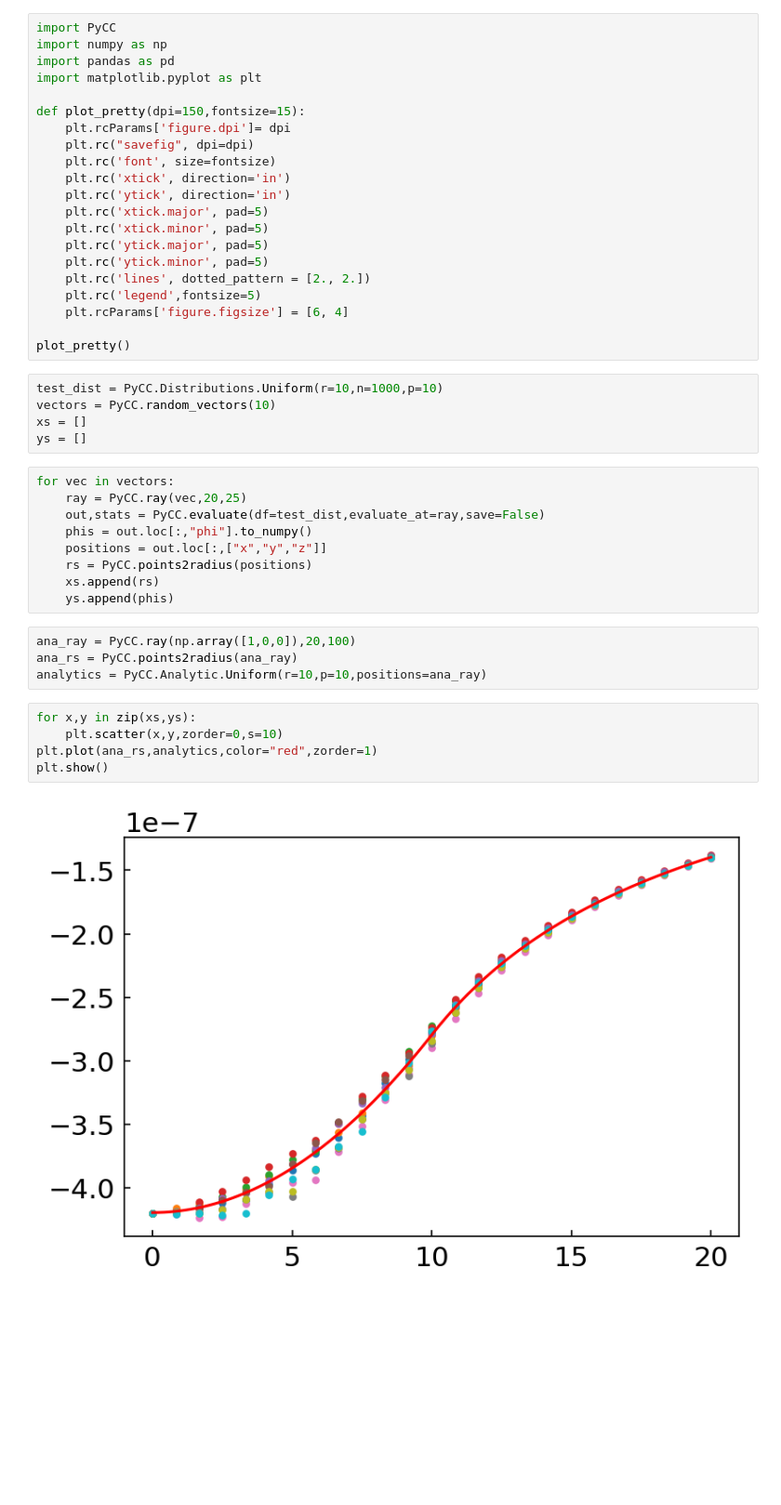
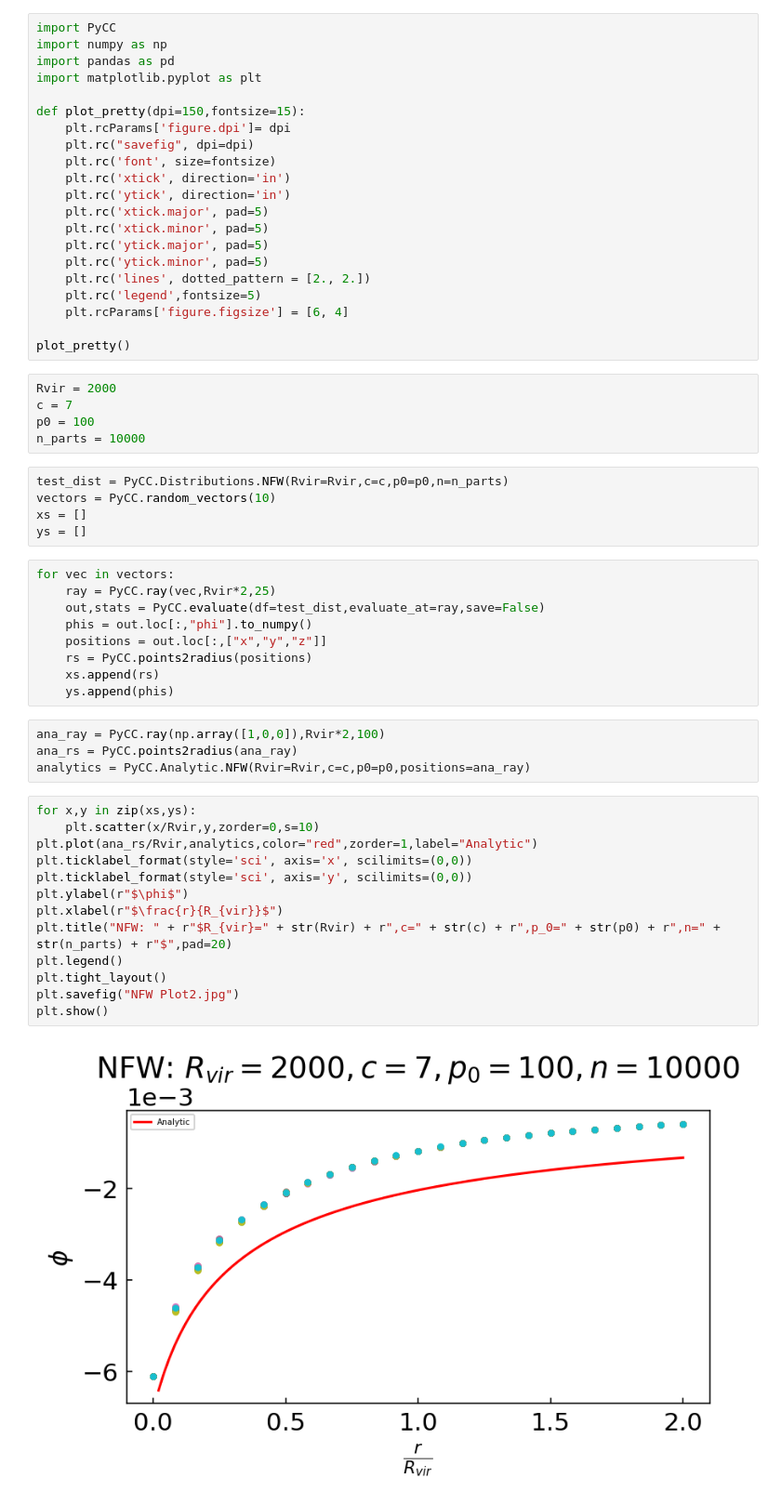
Before and after one commit to humz2k/Force-Error-Project, a Jupyter notebook: test_pycc.ipynb, the cells around one changed output. Shown at 93% size. Drawn from its saved outputs; the diff is of its cells as text; blank space fills up the shorter version.

```diff
--- a/test_pycc.ipynb
+++ b/test_pycc.ipynb
@@ -19,14 +19,19 @@ def plot_pretty(dpi=150,fontsize=15):
     plt.rcParams['figure.figsize'] = [6, 4]
 
 plot_pretty()
+# %%
+Rvir = 2000
+c = 7
+p0 = 100
+n_parts = 10000
 # %%
-test_dist = PyCC.Distributions.Uniform(r=10,n=1000,p=10)
+test_dist = PyCC.Distributions.NFW(Rvir=Rvir,c=c,p0=p0,n=n_parts)
 vectors = PyCC.random_vectors(10)
 xs = []
 ys = []
 # %%
 for vec in vectors:
-    ray = PyCC.ray(vec,20,25)
+    ray = PyCC.ray(vec,Rvir*2,25)
     out,stats = PyCC.evaluate(df=test_dist,evaluate_at=ray,save=False)
     phis = out.loc[:,"phi"].to_numpy()
     positions = out.loc[:,["x","y","z"]]
@@ -34,13 +39,21 @@ for vec in vectors:
     xs.append(rs)
     ys.append(phis)
 # %%
-ana_ray = PyCC.ray(np.array([1,0,0]),20,100)
+ana_ray = PyCC.ray(np.array([1,0,0]),Rvir*2,100)
 ana_rs = PyCC.points2radius(ana_ray)
-analytics = PyCC.Analytic.Uniform(r=10,p=10,positions=ana_ray)
+analytics = PyCC.Analytic.NFW(Rvir=Rvir,c=c,p0=p0,positions=ana_ray)
-# %%
-for x,y in zip(xs,ys):
-    plt.scatter(x,y,zorder=0,s=10)
-plt.plot(ana_rs,analytics,color="red",zorder=1)
-plt.show()
-# %% [output]
-[figure, removed]
+# %%
+for x,y in zip(xs,ys):
+    plt.scatter(x/Rvir,y,zorder=0,s=10)
+plt.plot(ana_rs/Rvir,analytics,color="red",zorder=1,label="Analytic")
+plt.ticklabel_format(style='sci', axis='x', scilimits=(0,0))
+plt.ticklabel_format(style='sci', axis='y', scilimits=(0,0))
+plt.ylabel(r"$\phi$")
+plt.xlabel(r"$\frac{r}{R_{vir}}$")
+plt.title("NFW: " + r"$R_{vir}=" + str(Rvir) + r",c=" + str(c) + r",p_0=" + str(p0) + r",n=" + str(n_parts) + r"$",pad=20)
+plt.legend()
+plt.tight_layout()
+plt.savefig("NFW Plot2.jpg")
+plt.show()
+# %% [output]
+[figure, added]
```
Also changed, not shown: 28 other files.
